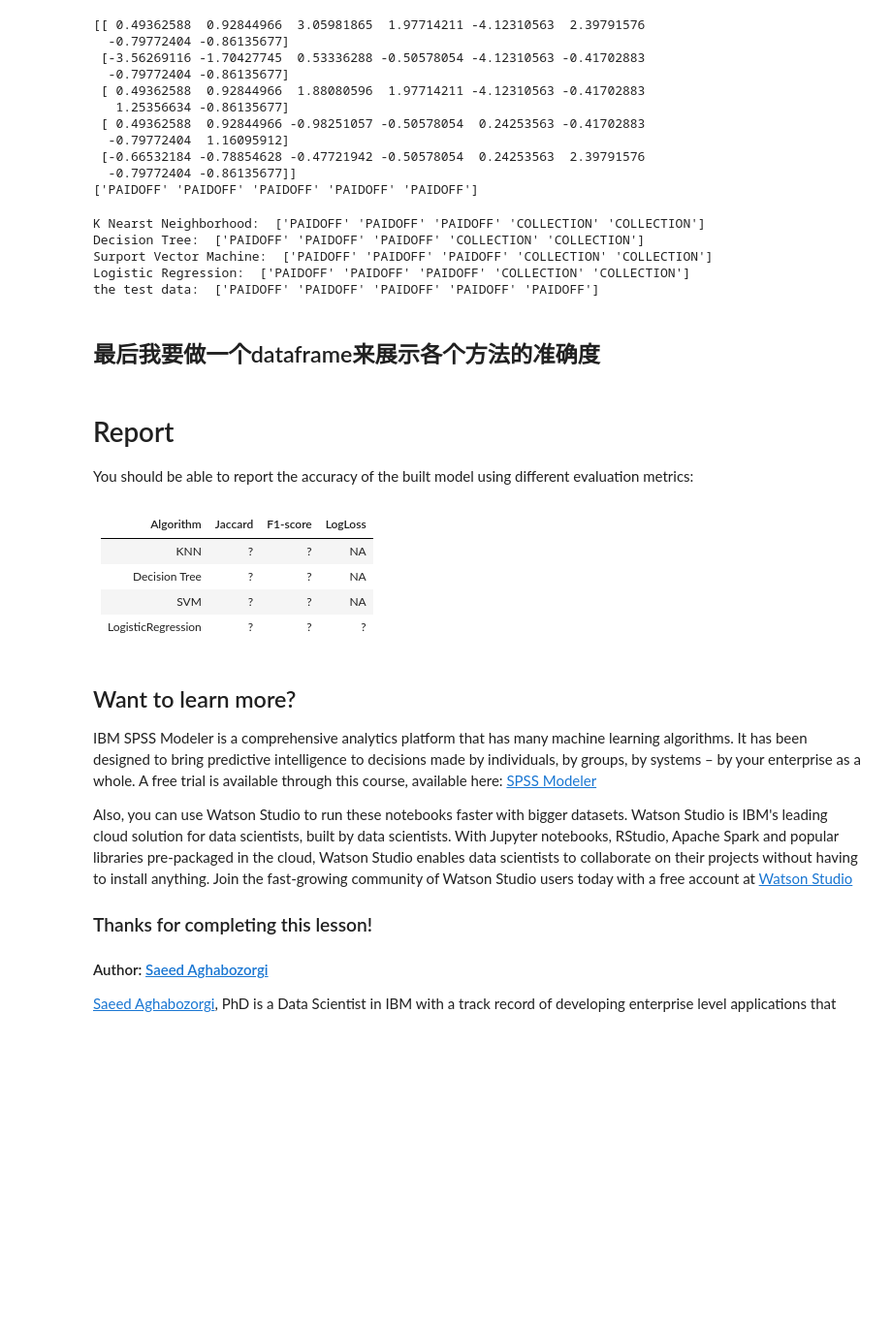
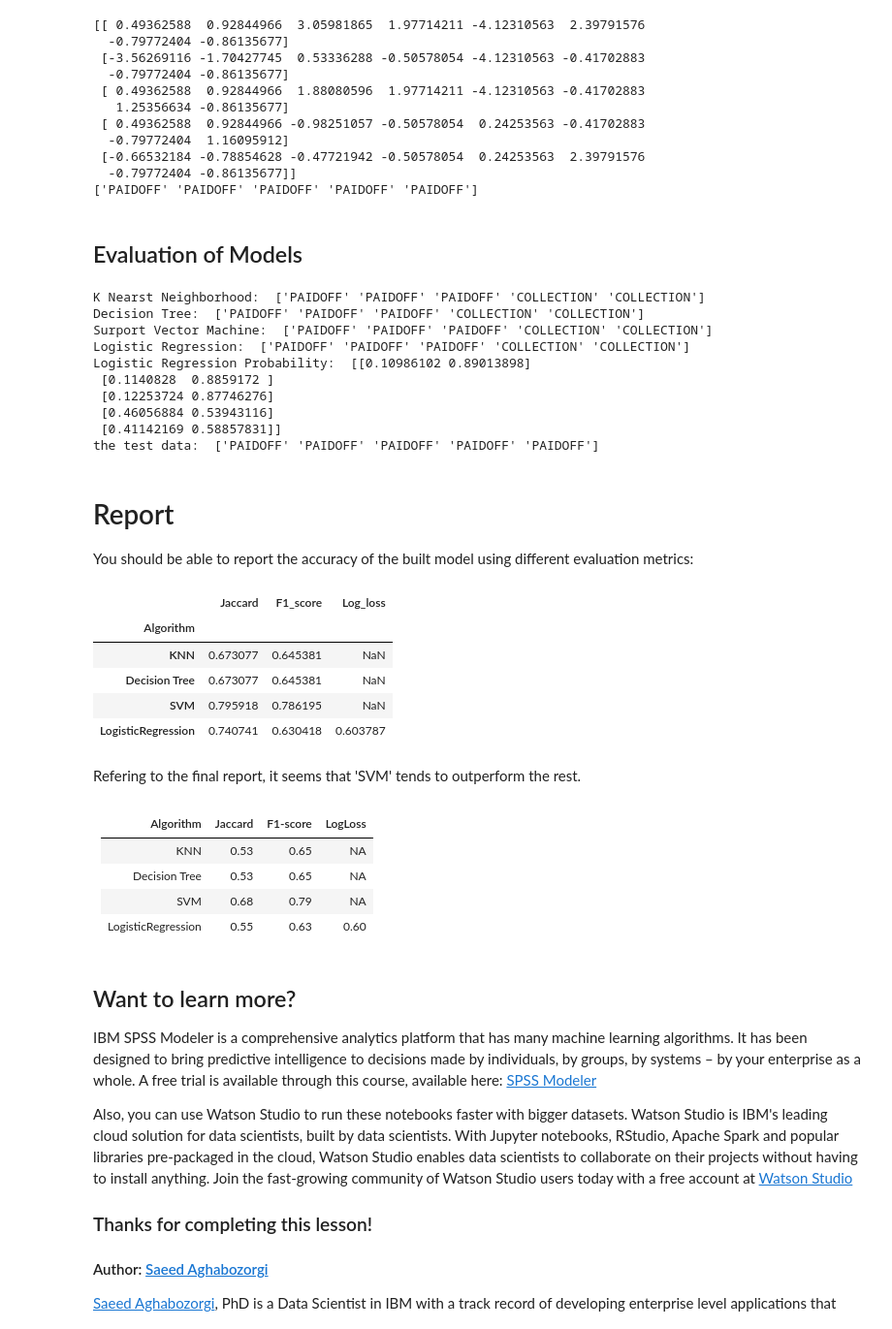
Before and after one commit to Jimao1216/Coursera-Machine-Learning-with-Python, a Jupyter notebook: Final-Project-Machine-Learning-with-Python.ipynb, the cells around one changed output. Shown at 97% size. Drawn from its saved outputs; the diff is of its cells as text; code cells hidden in the pictures; blank space fills up the shorter version.

```diff
--- a/Final-Project-Machine-Learning-with-Python.ipynb
+++ b/Final-Project-Machine-Learning-with-Python.ipynb
@@ -503,6 +520,8 @@ print(y_test_1[0:5])
  [-0.66532184 -0.78854628 -0.47721942 -0.50578054  0.24253563  2.39791576
   -0.79772404 -0.86135677]]
 ['PAIDOFF' 'PAIDOFF' 'PAIDOFF' 'PAIDOFF' 'PAIDOFF']
+# %% [markdown]
+## Evaluation of Models
 # %%
 #Prediction with different models
 
@@ -510,30 +529,60 @@ yhat_kneigh = neigh.predict(X_test_1)
 yhat_tree = tree.predict(X_test_1)
 yhat_svm = clf.predict(X_test_1)
 yhat_log = LR.predict(X_test_1)
+y_prob = LR.predict_proba(X_test_1)
 
 print('K Nearst Neighborhood: ', yhat_kneigh[0:5])
 print('Decision Tree: ', yhat_kneigh[0:5])
 print('Surport Vector Machine: ', yhat_kneigh[0:5])
 print('Logistic Regression: ', yhat_kneigh[0:5])
+print('Logistic Regression Probability: ', y_prob[0:5])
 print('the test data: ', y_test_1[0:5])
 # %% [output]
 K Nearst Neighborhood:  ['PAIDOFF' 'PAIDOFF' 'PAIDOFF' 'COLLECTION' 'COLLECTION']
 Decision Tree:  ['PAIDOFF' 'PAIDOFF' 'PAIDOFF' 'COLLECTION' 'COLLECTION']
 Surport Vector Machine:  ['PAIDOFF' 'PAIDOFF' 'PAIDOFF' 'COLLECTION' 'COLLECTION']
 Logistic Regression:  ['PAIDOFF' 'PAIDOFF' 'PAIDOFF' 'COLLECTION' 'COLLECTION']
+Logistic Regression Probability:  [[0.10986102 0.89013898]
+ [0.1140828  0.8859172 ]
+ [0.12253724 0.87746276]
+ [0.46056884 0.53943116]
+ [0.41142169 0.58857831]]
 the test data:  ['PAIDOFF' 'PAIDOFF' 'PAIDOFF' 'PAIDOFF' 'PAIDOFF']
-# %% [markdown]
-## 最后我要做一个dataframe来展示各个方法的准确度
+# %%
+model_test = np.asanyarray([yhat_kneigh, yhat_tree, yhat_svm, yhat_log])
+df_evaluation = pd.DataFrame(columns=['Jaccard', 'F1_score', 'Log_loss'], index=['KNN', 'Decision Tree', 'SVM', 'LogisticRegression'])
+df_evaluation.index.name = 'Algorithm'
+
+for n in range(4):
+        jac = jaccard_score(y_test_1, model_test[n], average='weighted')
+        f1 = f1_score(y_test_1, model_test[n], average='weighted')
+        df_evaluation.iloc[n,0]=jac
+        df_evaluation.iloc[n,1]=f1
+
+        if n==3:
+            lg = log_loss(y_test_1, y_prob)
+            df_evaluation.iloc[n,2]=lg
 # %% [markdown]
 # Report
 You should be able to report the accuracy of the built model using different evaluation metrics:
+# %%
+df_evaluation
+# %% [output]
+|  | Jaccard | F1_score | Log_loss |
+| Algorithm |  |  |  |
+| KNN | 0.673077 | 0.645381 | NaN |
+| Decision Tree | 0.673077 | 0.645381 | NaN |
+| SVM | 0.795918 | 0.786195 | NaN |
+| LogisticRegression | 0.740741 | 0.630418 | 0.603787 |
+# %% [markdown]
+Refering to the final report, it seems that 'SVM' tends to outperform the rest.
 # %% [markdown]
 | Algorithm          | Jaccard | F1-score | LogLoss |
 |--------------------|---------|----------|---------|
-| KNN                | ?       | ?        | NA      |
-| Decision Tree      | ?       | ?        | NA      |
-| SVM                | ?       | ?        | NA      |
-| LogisticRegression | ?       | ?        | ?       |
+| KNN                | 0.53    | 0.65     | NA      |
+| Decision Tree      | 0.53    | 0.65     | NA      |
+| SVM                | 0.68    | 0.79     | NA      |
+| LogisticRegression | 0.55    | 0.63     | 0.60    |
 # %% [markdown]
 <h2>Want to learn more?</h2>
 
```
Also changed, not shown: parts of 10 cells of this notebook.
